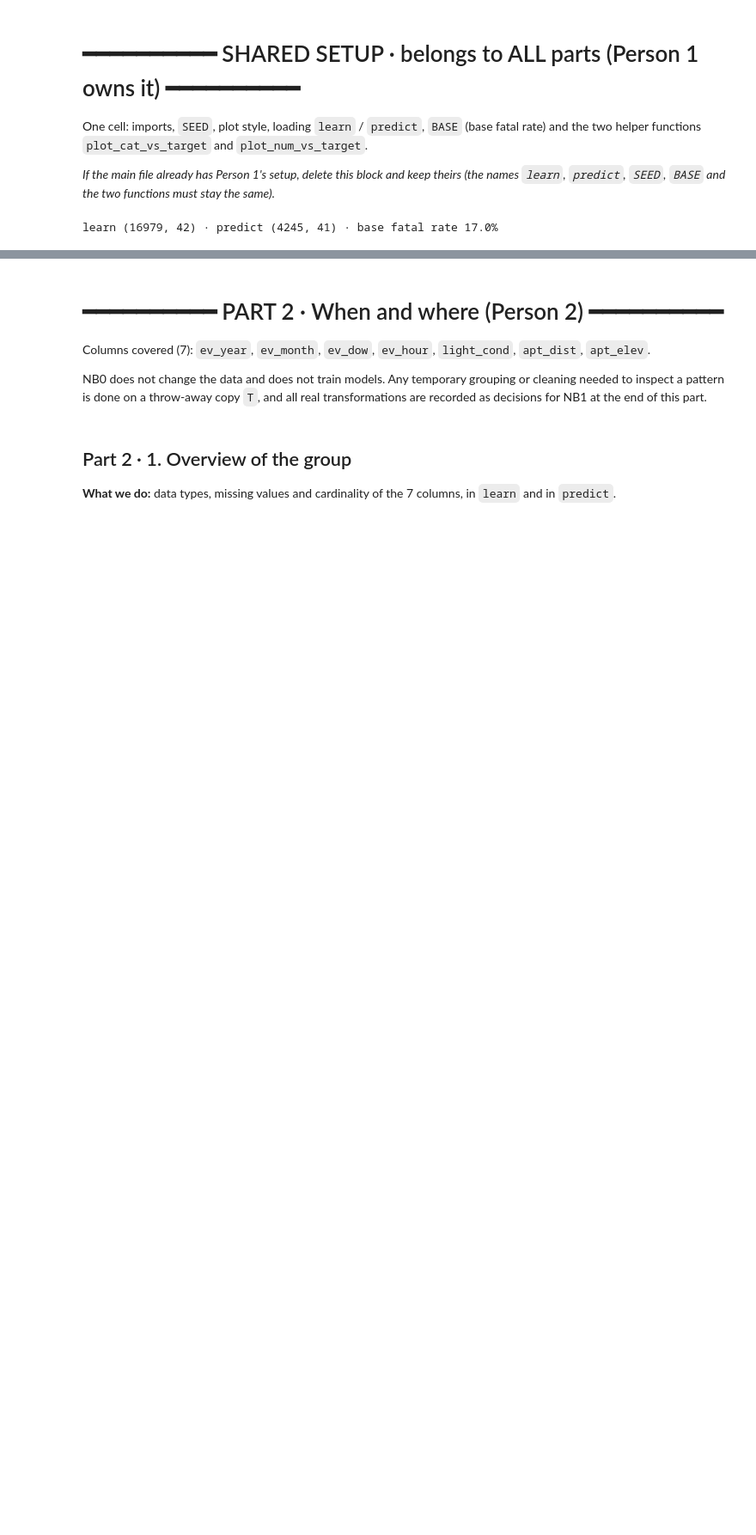
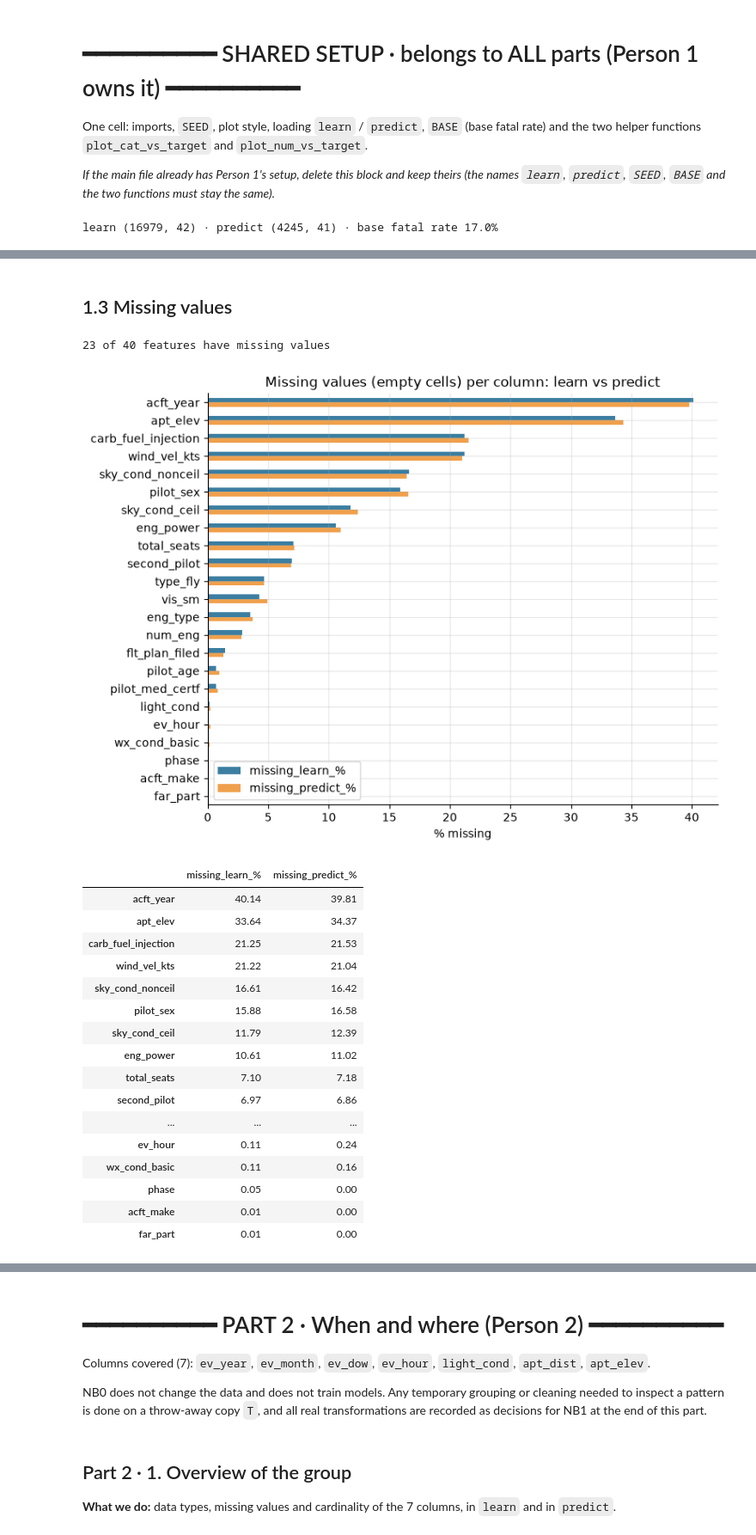
Before and after one commit to JoaoUmbels/MLBROSS, a Jupyter notebook: ML20_NB0_EDA.ipynb, the cells around one changed output, grey strips where cells are left out. Shown at 86% size. Saved outputs shown, nothing was run; the diff lists cells and outputs as text; code cells hidden in the pictures; blank space fills up the shorter version.

```diff
--- a/ML20_NB0_EDA.ipynb
+++ b/ML20_NB0_EDA.ipynb
@@ -53,0 +202,34 @@ learn (16979, 42) · predict (4245, 41) · base fatal rate 17.0%
+# %% [markdown]
+## 1.3 Missing values
+# %%
+miss = pd.DataFrame({
+    "missing_learn_%": learn.drop(columns="fatal").isna().mean() * 100,
+    "missing_predict_%": predict.isna().mean() * 100,
+}).round(2)
+miss = miss[miss.max(axis=1) > 0].sort_values("missing_learn_%", ascending=False)
+print(f"{len(miss)} of 40 features have missing values")
+
+ax = miss.plot.barh(figsize=(8, 6), color=["#3b7ea1", "#f0a04b"])
+ax.invert_yaxis(); ax.set_xlabel("% missing"); ax.set_title("Missing values (empty cells) per column: learn vs predict")
+plt.tight_layout(); plt.show()
+miss
+# %% [output]
+23 of 40 features have missing values
+[figure, added]
+|  | missing_learn_% | missing_predict_% |
+| acft_year | 40.14 | 39.81 |
+| apt_elev | 33.64 | 34.37 |
+| carb_fuel_injection | 21.25 | 21.53 |
+| wind_vel_kts | 21.22 | 21.04 |
+| sky_cond_nonceil | 16.61 | 16.42 |
+| pilot_sex | 15.88 | 16.58 |
+| sky_cond_ceil | 11.79 | 12.39 |
+| eng_power | 10.61 | 11.02 |
+| total_seats | 7.10 | 7.18 |
+| second_pilot | 6.97 | 6.86 |
+| ... | ... | ... |
+| ev_hour | 0.11 | 0.24 |
+| wx_cond_basic | 0.11 | 0.16 |
+| phase | 0.05 | 0.00 |
+| acft_make | 0.01 | 0.00 |
+| far_part | 0.01 | 0.00 |
```
Also changed, not shown: parts of 35 cells of this notebook.
